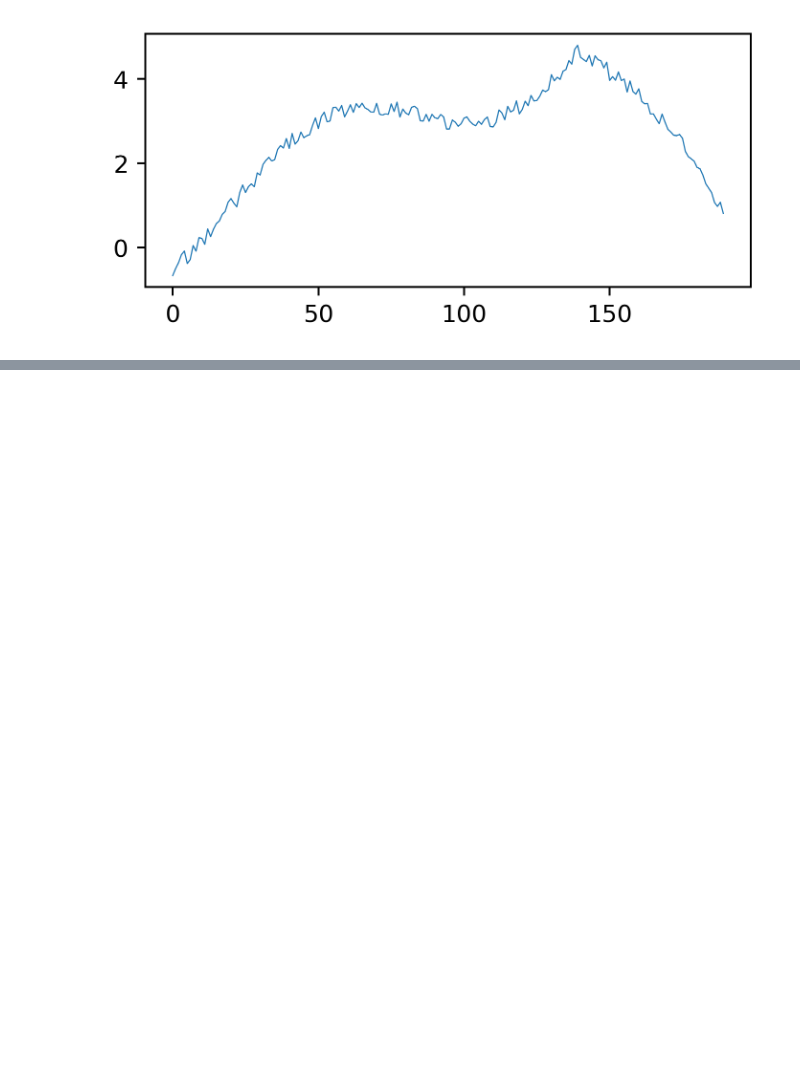
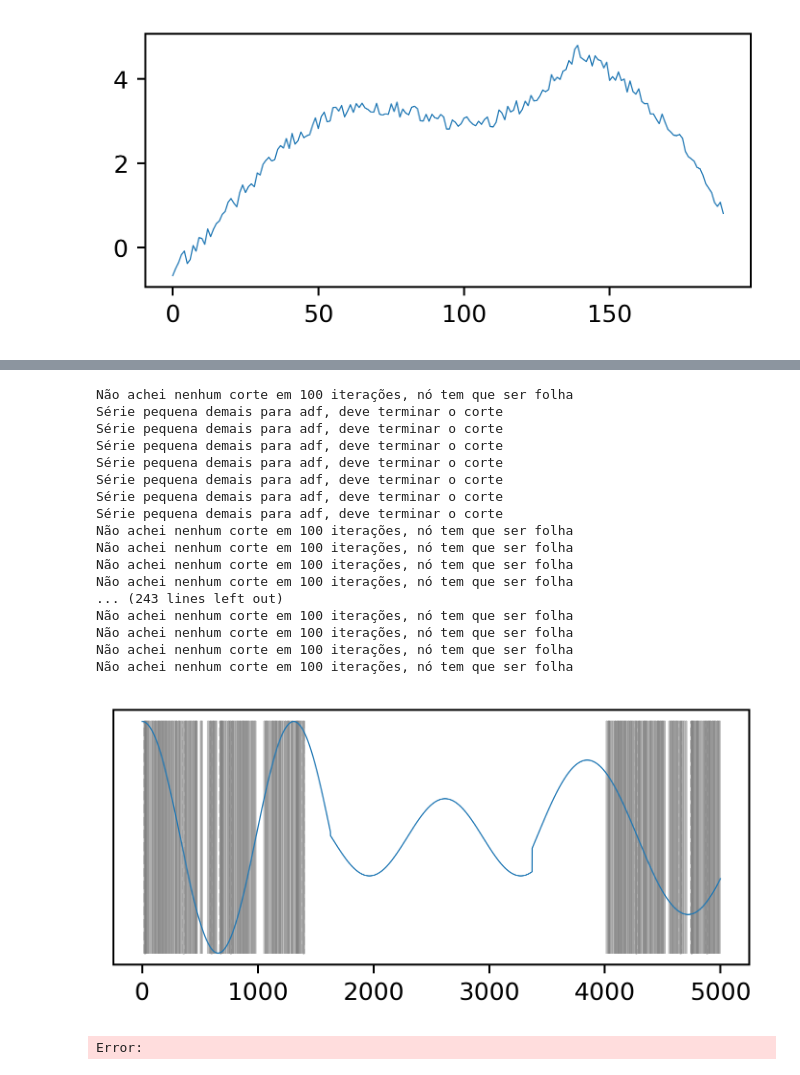
Before and after one commit to BobVitorBob/XTSTree, a Jupyter notebook: usage_example.ipynb, the cells around one changed output, grey strips where cells are left out. Cells and saved outputs as stored; diff of their text form; code cells hidden in the pictures; blank space fills up the shorter version.

```diff
--- a/usage_example.ipynb
+++ b/usage_example.ipynb
@@ -124,0 +191,12 @@ for s in series_by_depth:
+# %%
+def apply_xtstree(series, stop_condition='depth', stop_val=3, max_iter=100, min_instances=15, delta=0.005, alpha=1 - 0.0001, starting_threshold=50.0):
+	xts = XTSTreePageHinkley(stop_condition=stop_condition, stop_val=stop_val, max_iter=max_iter, min_instances=min_instances, delta=delta, alpha=alpha, starting_threshold=starting_threshold)
+
+	# Creates the splits based on the series
+	xts = xts.create_splits(series)
+
+	# Gets a list of the cut positions for the series
+	cuts = xts.cut_points()
+
+	plot(series, divisions=cuts, show_axis=(True, False))
+	return xts
@@ -124,0 +290,22 @@ for s in series_by_depth:
+# %%
+cuts = apply_xtstree(ts6, stop_condition='adf', stop_val=0, delta=0.005)
+# %% [output]
+Não achei nenhum corte em 100 iterações, nó tem que ser folha
+Série pequena demais para adf, deve terminar o corte
+Série pequena demais para adf, deve terminar o corte
+Série pequena demais para adf, deve terminar o corte
+Série pequena demais para adf, deve terminar o corte
+Série pequena demais para adf, deve terminar o corte
+Série pequena demais para adf, deve terminar o corte
+Série pequena demais para adf, deve terminar o corte
+Não achei nenhum corte em 100 iterações, nó tem que ser folha
+Não achei nenhum corte em 100 iterações, nó tem que ser folha
+Não achei nenhum corte em 100 iterações, nó tem que ser folha
+Não achei nenhum corte em 100 iterações, nó tem que ser folha
+... (243 lines left out)
+Não achei nenhum corte em 100 iterações, nó tem que ser folha
+Não achei nenhum corte em 100 iterações, nó tem que ser folha
+Não achei nenhum corte em 100 iterações, nó tem que ser folha
+Não achei nenhum corte em 100 iterações, nó tem que ser folha
+[figure, added]
+Error:
```
Also changed, not shown: parts of 10 cells of this notebook.
